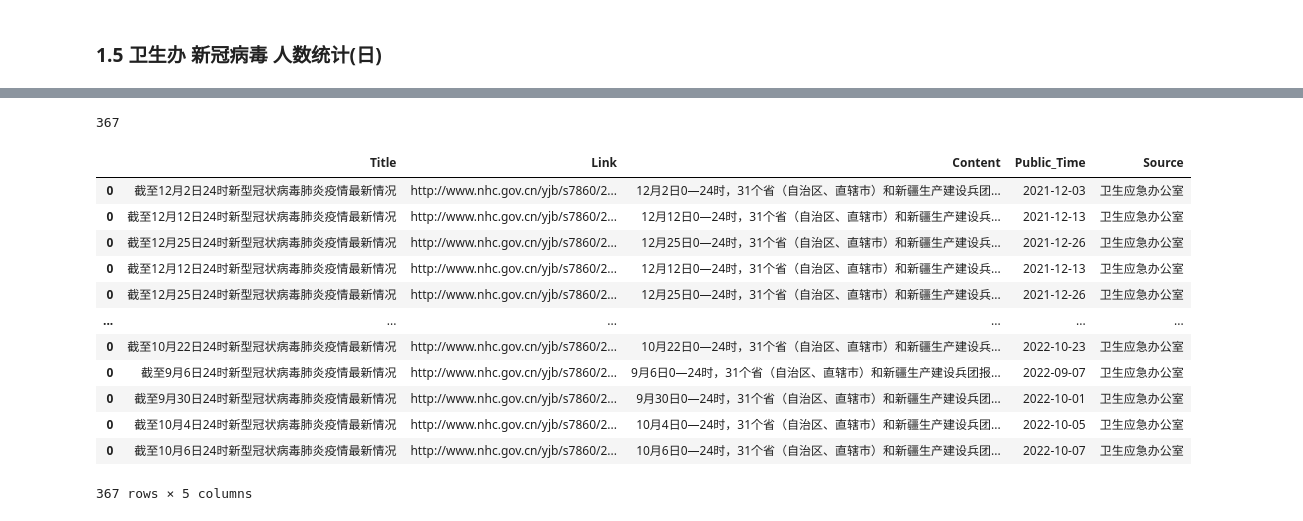
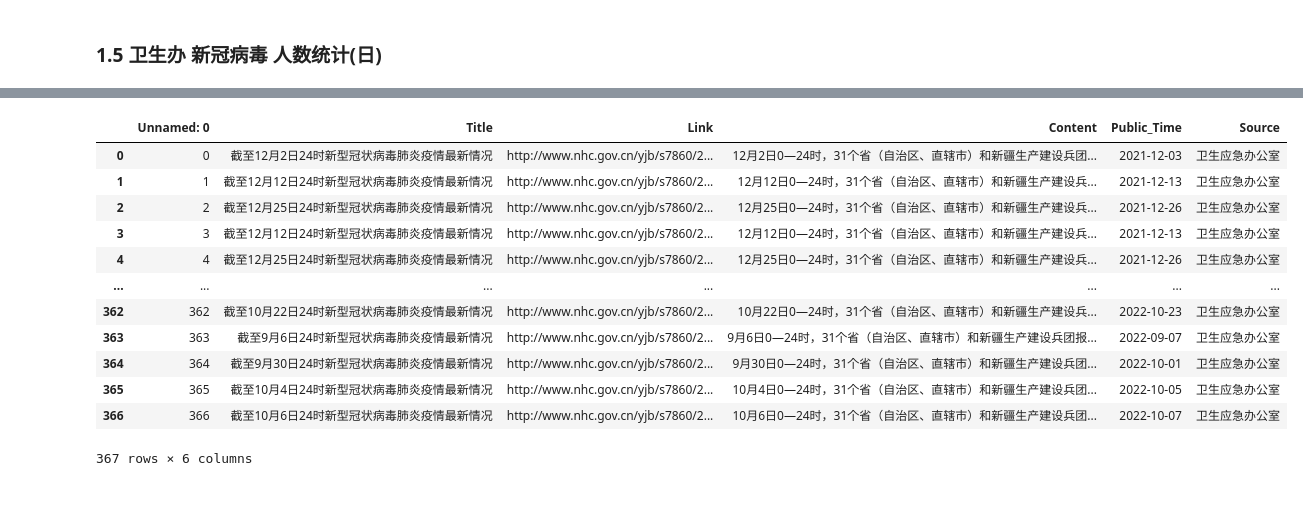
Before and after one commit to Tommyczc/stockMarketAnalysis, a Jupyter notebook: getNewsData.ipynb, the cells around one changed output, grey strips where cells are left out. Drawn from its saved outputs; the diff is of its cells as text; code cells hidden in the pictures.

```diff
--- a/getNewsData.ipynb
+++ b/getNewsData.ipynb
@@ -423,5 +405,3 @@ Found:  截至12月2日24时新型冠状病毒肺炎疫情最新情况
 # %%
-print(len(urlList))
+# print(len(urlList))
-# %% [output]
-367
 # %%
@@ -435,16 +414,0 @@ for item in urlList:
-# %%
-allHealthCenterNews
-# %% [output]
-|  | Title | Link | Content | Public_Time | Source |
-| 0 | 截至12月2日24时新型冠状病毒肺炎疫情最新情况 | http://www.nhc.gov.cn/yjb/s7860/2... | 12月2日0—24时，31个省（自治区、直辖市）和新疆生产建设兵团... | 2021-12-03 | 卫生应急办公室 |
-| 0 | 截至12月12日24时新型冠状病毒肺炎疫情最新情况 | http://www.nhc.gov.cn/yjb/s7860/2... | 12月12日0—24时，31个省（自治区、直辖市）和新疆生产建设兵... | 2021-12-13 | 卫生应急办公室 |
-| 0 | 截至12月25日24时新型冠状病毒肺炎疫情最新情况 | http://www.nhc.gov.cn/yjb/s7860/2... | 12月25日0—24时，31个省（自治区、直辖市）和新疆生产建设兵... | 2021-12-26 | 卫生应急办公室 |
-| 0 | 截至12月12日24时新型冠状病毒肺炎疫情最新情况 | http://www.nhc.gov.cn/yjb/s7860/2... | 12月12日0—24时，31个省（自治区、直辖市）和新疆生产建设兵... | 2021-12-13 | 卫生应急办公室 |
-| 0 | 截至12月25日24时新型冠状病毒肺炎疫情最新情况 | http://www.nhc.gov.cn/yjb/s7860/2... | 12月25日0—24时，31个省（自治区、直辖市）和新疆生产建设兵... | 2021-12-26 | 卫生应急办公室 |
-| ... | ... | ... | ... | ... | ... |
-| 0 | 截至10月22日24时新型冠状病毒肺炎疫情最新情况 | http://www.nhc.gov.cn/yjb/s7860/2... | 10月22日0—24时，31个省（自治区、直辖市）和新疆生产建设兵... | 2022-10-23 | 卫生应急办公室 |
-| 0 | 截至9月6日24时新型冠状病毒肺炎疫情最新情况 | http://www.nhc.gov.cn/yjb/s7860/2... | 9月6日0—24时，31个省（自治区、直辖市）和新疆生产建设兵团报... | 2022-09-07 | 卫生应急办公室 |
-| 0 | 截至9月30日24时新型冠状病毒肺炎疫情最新情况 | http://www.nhc.gov.cn/yjb/s7860/2... | 9月30日0—24时，31个省（自治区、直辖市）和新疆生产建设兵团... | 2022-10-01 | 卫生应急办公室 |
-| 0 | 截至10月4日24时新型冠状病毒肺炎疫情最新情况 | http://www.nhc.gov.cn/yjb/s7860/2... | 10月4日0—24时，31个省（自治区、直辖市）和新疆生产建设兵团... | 2022-10-05 | 卫生应急办公室 |
-| 0 | 截至10月6日24时新型冠状病毒肺炎疫情最新情况 | http://www.nhc.gov.cn/yjb/s7860/2... | 10月6日0—24时，31个省（自治区、直辖市）和新疆生产建设兵团... | 2022-10-07 | 卫生应急办公室 |
-367 rows × 5 columns
@@ -452,0 +419,17 @@ allHealthCenterNews.to_csv("stockData/furtherInformation/covid19/CovidNews.csv",
+# %%
+allHealthCenterNews=pd.read_csv("stockData/furtherInformation/covid19/CovidNews.csv")
+allHealthCenterNews
+# %% [output]
+|  | Unnamed: 0 | Title | Link | Content | Public_Time | Source |
+| 0 | 0 | 截至12月2日24时新型冠状病毒肺炎疫情最新情况 | http://www.nhc.gov.cn/yjb/s7860/2... | 12月2日0—24时，31个省（自治区、直辖市）和新疆生产建设兵团... | 2021-12-03 | 卫生应急办公室 |
+| 1 | 1 | 截至12月12日24时新型冠状病毒肺炎疫情最新情况 | http://www.nhc.gov.cn/yjb/s7860/2... | 12月12日0—24时，31个省（自治区、直辖市）和新疆生产建设兵... | 2021-12-13 | 卫生应急办公室 |
+| 2 | 2 | 截至12月25日24时新型冠状病毒肺炎疫情最新情况 | http://www.nhc.gov.cn/yjb/s7860/2... | 12月25日0—24时，31个省（自治区、直辖市）和新疆生产建设兵... | 2021-12-26 | 卫生应急办公室 |
+| 3 | 3 | 截至12月12日24时新型冠状病毒肺炎疫情最新情况 | http://www.nhc.gov.cn/yjb/s7860/2... | 12月12日0—24时，31个省（自治区、直辖市）和新疆生产建设兵... | 2021-12-13 | 卫生应急办公室 |
+| 4 | 4 | 截至12月25日24时新型冠状病毒肺炎疫情最新情况 | http://www.nhc.gov.cn/yjb/s7860/2... | 12月25日0—24时，31个省（自治区、直辖市）和新疆生产建设兵... | 2021-12-26 | 卫生应急办公室 |
+| ... | ... | ... | ... | ... | ... | ... |
+| 362 | 362 | 截至10月22日24时新型冠状病毒肺炎疫情最新情况 | http://www.nhc.gov.cn/yjb/s7860/2... | 10月22日0—24时，31个省（自治区、直辖市）和新疆生产建设兵... | 2022-10-23 | 卫生应急办公室 |
+| 363 | 363 | 截至9月6日24时新型冠状病毒肺炎疫情最新情况 | http://www.nhc.gov.cn/yjb/s7860/2... | 9月6日0—24时，31个省（自治区、直辖市）和新疆生产建设兵团报... | 2022-09-07 | 卫生应急办公室 |
+| 364 | 364 | 截至9月30日24时新型冠状病毒肺炎疫情最新情况 | http://www.nhc.gov.cn/yjb/s7860/2... | 9月30日0—24时，31个省（自治区、直辖市）和新疆生产建设兵团... | 2022-10-01 | 卫生应急办公室 |
+| 365 | 365 | 截至10月4日24时新型冠状病毒肺炎疫情最新情况 | http://www.nhc.gov.cn/yjb/s7860/2... | 10月4日0—24时，31个省（自治区、直辖市）和新疆生产建设兵团... | 2022-10-05 | 卫生应急办公室 |
+| 366 | 366 | 截至10月6日24时新型冠状病毒肺炎疫情最新情况 | http://www.nhc.gov.cn/yjb/s7860/2... | 10月6日0—24时，31个省（自治区、直辖市）和新疆生产建设兵团... | 2022-10-07 | 卫生应急办公室 |
+367 rows × 6 columns
```
Also changed, not shown: parts of 5 cells of this notebook, 1 other file.
